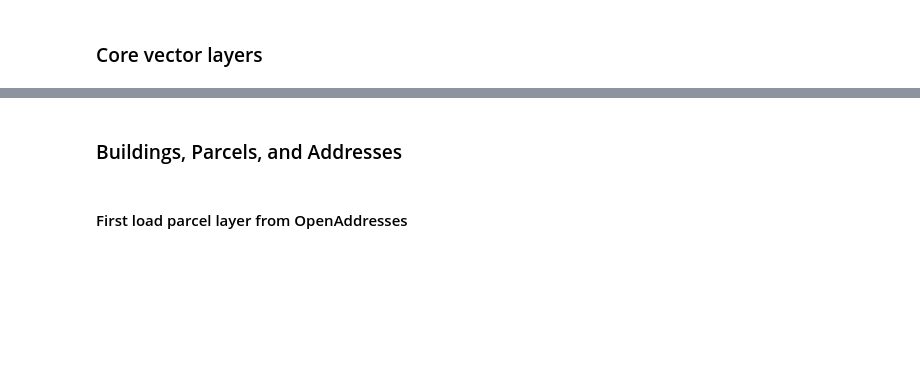
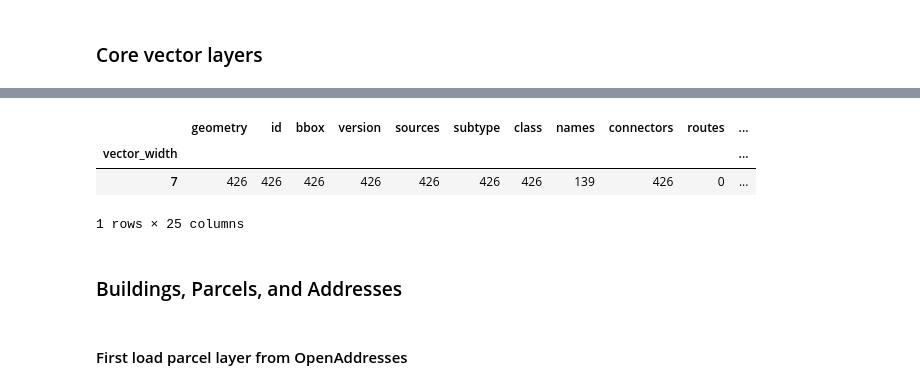
Before and after one commit to Salmon-Creek-Systems/stewardship_atlas, a Jupyter notebook: notebooks/StewardshipAtlas-SCVFD.ipynb, the cells around one changed output, grey strips where cells are left out. Drawn from its saved outputs; the diff is of its cells as text; code cells hidden in the pictures; blank space fills up the shorter version.

Commit message:
layer accessor methods

```diff
--- a/notebooks/StewardshipAtlas-SCVFD.ipynb
+++ b/notebooks/StewardshipAtlas-SCVFD.ipynb
@@ -105,0 +105,9 @@ PosixPath('/root/swales/scvfd/staging/layers/roads/roads.geojson')
+# %%
+fc = dataswale_geojson.layer_as_featurecollection(c, 'roads')
+g = geopandas.GeoDataFrame.from_features(fc)
+g.groupby('vector_width').count()
+# %% [output]
+|  | geometry | id | bbox | version | sources | subtype | class | names | connectors | routes | ... |
+| vector_width |  |  |  |  |  |  |  |  |  |  | ... |
+| 7 | 426 | 426 | 426 | 426 | 426 | 426 | 426 | 139 | 426 | 0 | ... |
+1 rows × 25 columns
```
Also changed, not shown: parts of 17 cells of this notebook, 4 other files.
